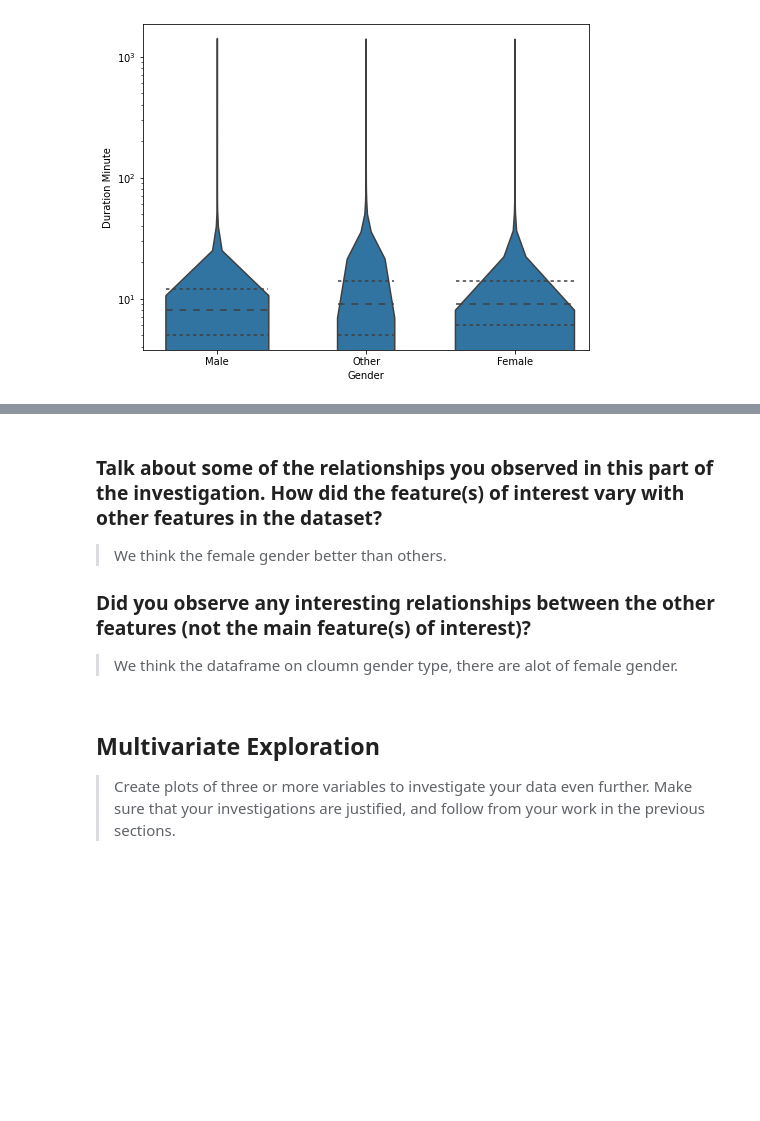
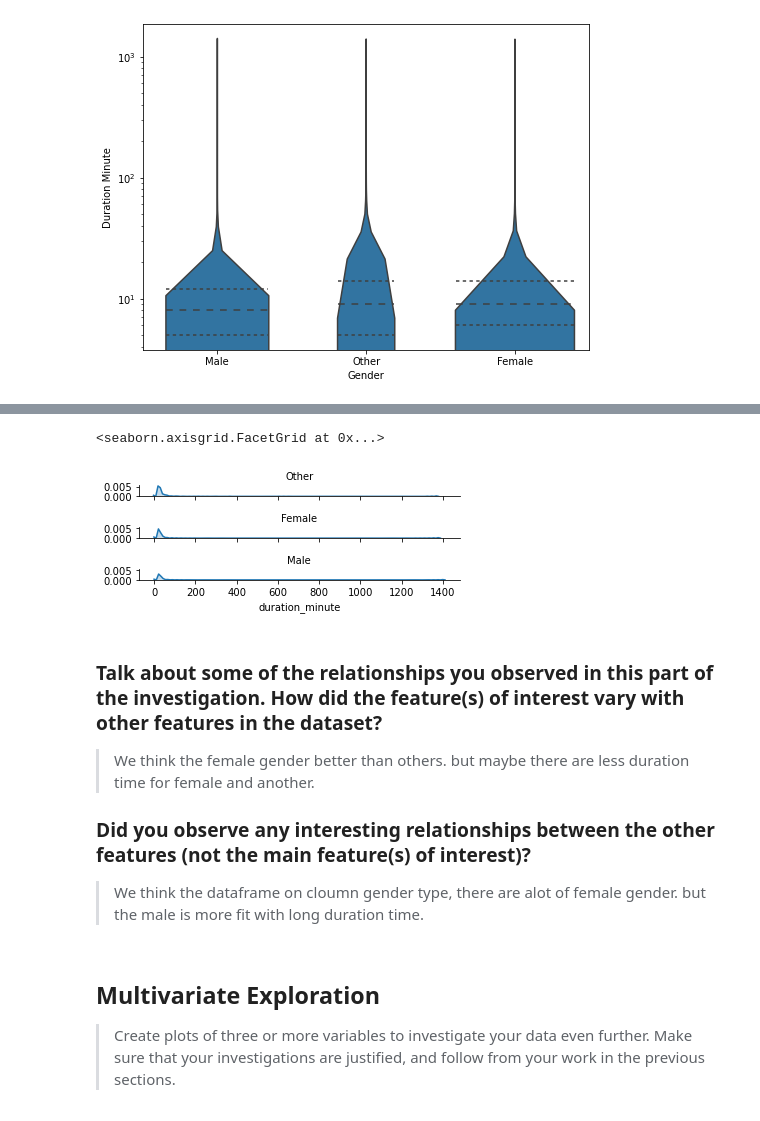
Before and after one commit to abdullah2web/Data_Exploration_project7, a Jupyter notebook: data_exploration.ipynb, the cells around one changed output, grey strips where cells are left out. Saved outputs shown, nothing was run; the diff lists cells and outputs as text; code cells hidden in the pictures; blank space fills up the shorter version.

```diff
--- a/data_exploration.ipynb
+++ b/data_exploration.ipynb
@@ -240,11 +262,22 @@ plt.show()
+# %%
+group_means = biketrip.groupby(['member_gender']).mean()
+group_order = group_means.sort_values(['duration_minute'], ascending = False).index
+
+g = sb.FacetGrid(data = biketrip, row = 'member_gender', size = 0.75, aspect = 7,
+                 row_order = group_order)
+g.map(sb.kdeplot, 'duration_minute', shade = True)
+g.set_titles('{row_name}')
+# %% [output]
+<seaborn.axisgrid.FacetGrid at 0x...>
+[figure, added]
 # %% [markdown]
 ### Talk about some of the relationships you observed in this part of the investigation. How did the feature(s) of interest vary with other features in the dataset?
 
-> We think the female gender better than others.
+> We think the female gender better than others. but maybe there are less duration time for female and another.
 
 ### Did you observe any interesting relationships between the other features (not the main feature(s) of interest)?
 
-> We think the dataframe on cloumn gender type, there are alot of female gender.
+> We think the dataframe on cloumn gender type, there are alot of female gender. but the male is more fit with long duration time.
 # %% [markdown]
 ## Multivariate Exploration
 
```
Also changed, not shown: parts of 12 cells of this notebook, 4 other files.
